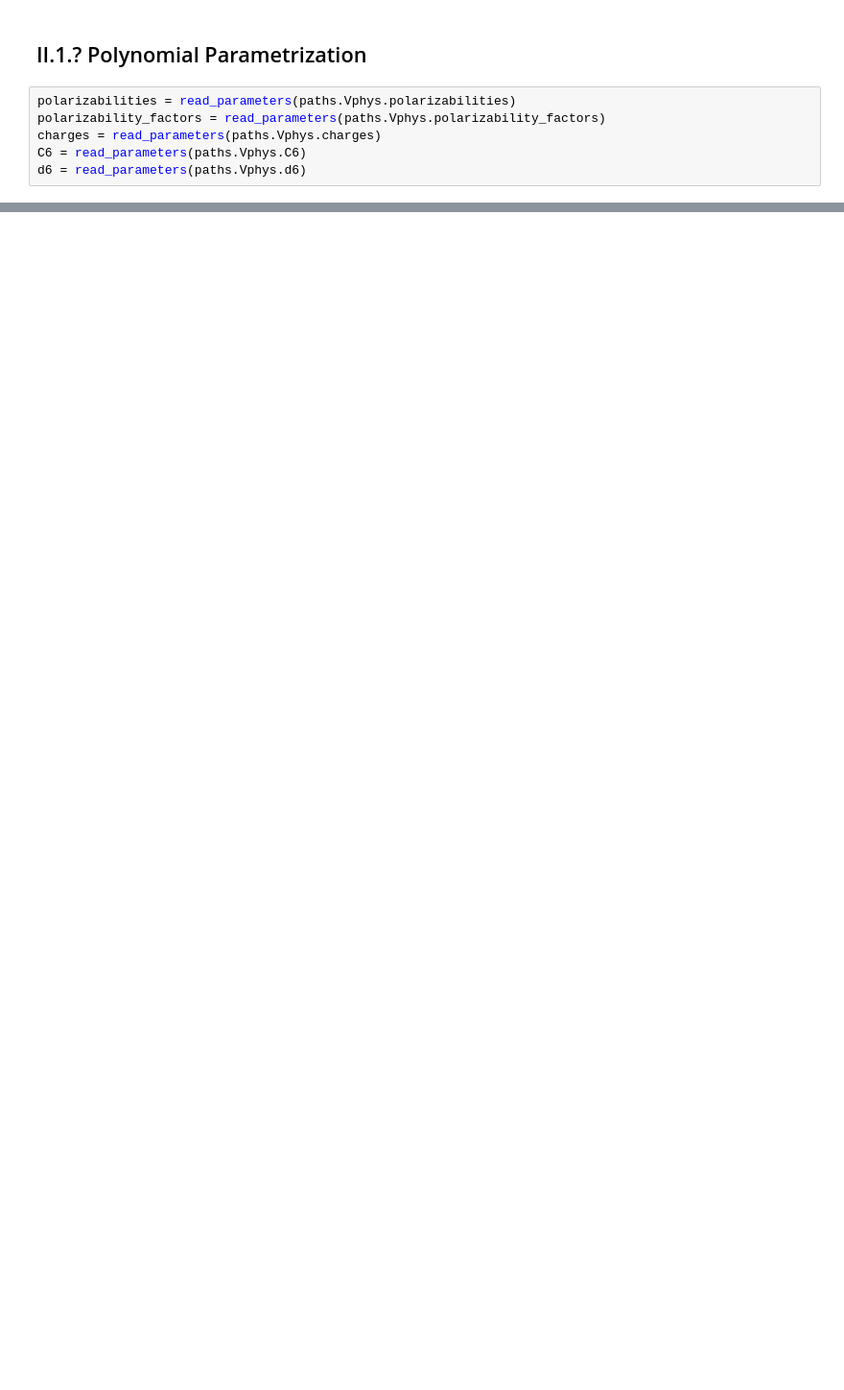
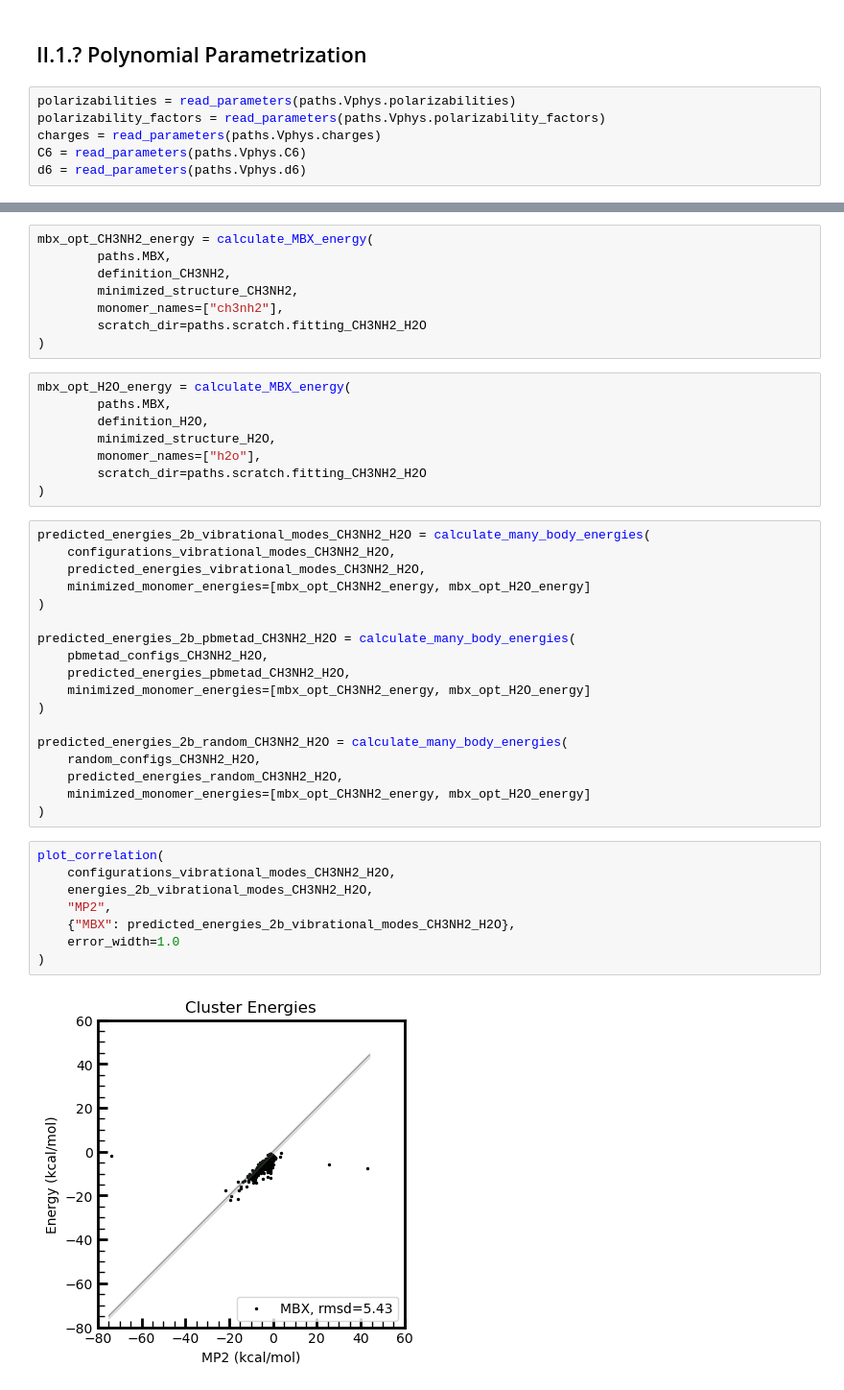
Before and after one commit to PolyachenkoYA/QDMS_2025, a Jupyter notebook: tutorials/2_Many-Body_Model_Build-Along/Tutorial_2.4.ipynb, the cells around one changed output, grey strips where cells are left out. Shown at 96% size. Cells and saved outputs as stored; diff of their text form; blank space fills up the shorter version.

```diff
--- a/tutorials/2_Many-Body_Model_Build-Along/Tutorial_2.4.ipynb
+++ b/tutorials/2_Many-Body_Model_Build-Along/Tutorial_2.4.ipynb
@@ -454,0 +564,44 @@ Best fit found has a weighted RMSD of 13.097 kcal/mol, a low energy RMSD of 1.91
+# %%
+mbx_opt_CH3NH2_energy = calculate_MBX_energy(
+        paths.MBX,
+        definition_CH3NH2,
+        minimized_structure_CH3NH2,
+        monomer_names=["ch3nh2"],
+        scratch_dir=paths.scratch.fitting_CH3NH2_H2O
+)
+# %%
+mbx_opt_H2O_energy = calculate_MBX_energy(
+        paths.MBX,
+        definition_H2O,
+        minimized_structure_H2O,
+        monomer_names=["h2o"],
+        scratch_dir=paths.scratch.fitting_CH3NH2_H2O
+)
+# %%
+predicted_energies_2b_vibrational_modes_CH3NH2_H2O = calculate_many_body_energies(
+    configurations_vibrational_modes_CH3NH2_H2O,
+    predicted_energies_vibrational_modes_CH3NH2_H2O,
+    minimized_monomer_energies=[mbx_opt_CH3NH2_energy, mbx_opt_H2O_energy]
+)
+
+predicted_energies_2b_pbmetad_CH3NH2_H2O = calculate_many_body_energies(
+    pbmetad_configs_CH3NH2_H2O,
+    predicted_energies_pbmetad_CH3NH2_H2O,
+    minimized_monomer_energies=[mbx_opt_CH3NH2_energy, mbx_opt_H2O_energy]
+)
+
+predicted_energies_2b_random_CH3NH2_H2O = calculate_many_body_energies(
+    random_configs_CH3NH2_H2O,
+    predicted_energies_random_CH3NH2_H2O,
+    minimized_monomer_energies=[mbx_opt_CH3NH2_energy, mbx_opt_H2O_energy]
+)
+# %%
+plot_correlation(
+    configurations_vibrational_modes_CH3NH2_H2O,
+    energies_2b_vibrational_modes_CH3NH2_H2O,
+    "MP2",
+    {"MBX": predicted_energies_2b_vibrational_modes_CH3NH2_H2O},
+    error_width=1.0
+)
+# %% [output]
+[figure, added]
```
Also changed, not shown: parts of 49 cells of this notebook, 14 other files.
